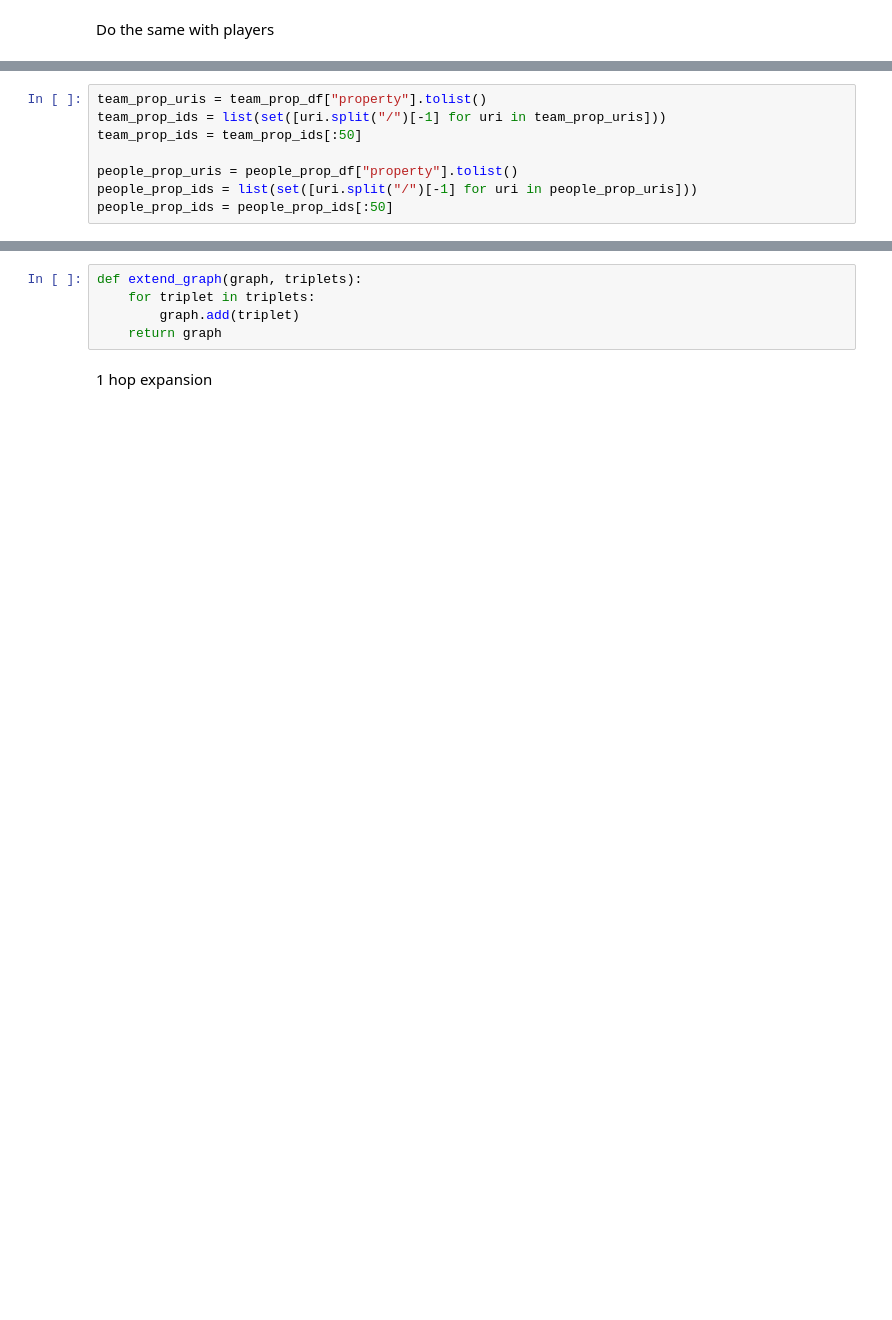
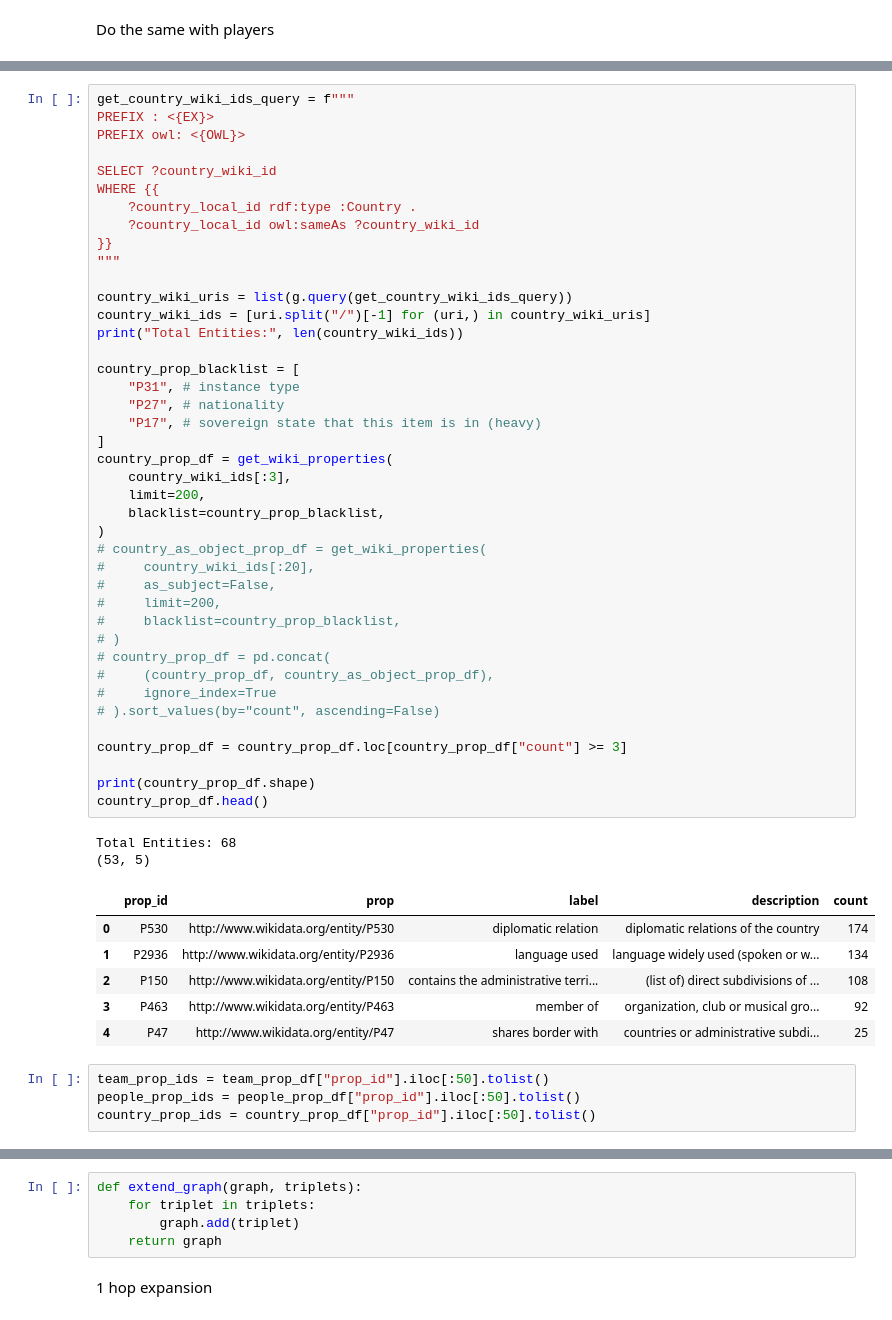
Before and after one commit to LeJ-04/web-datamining-semantics, a Jupyter notebook: notebooks/kb_modeling.ipynb, the cells around one changed output, grey strips where cells are left out. Saved outputs shown, nothing was run; the diff lists cells and outputs as text; blank space fills up the shorter version.

```diff
--- a/notebooks/kb_modeling.ipynb
+++ b/notebooks/kb_modeling.ipynb
@@ -1189,11 +1260,57 @@ NameError: name 'get_wiki_properties' is not defined
-# %%
-team_prop_uris = team_prop_df["property"].tolist()
-team_prop_ids = list(set([uri.split("/")[-1] for uri in team_prop_uris]))
-team_prop_ids = team_prop_ids[:50]
-
-people_prop_uris = people_prop_df["property"].tolist()
-people_prop_ids = list(set([uri.split("/")[-1] for uri in people_prop_uris]))
-people_prop_ids = people_prop_ids[:50]
+# %%
+get_country_wiki_ids_query = f"""
+PREFIX : <{EX}>
+PREFIX owl: <{OWL}>
+
+SELECT ?country_wiki_id
+WHERE {{
+    ?country_local_id rdf:type :Country .
+    ?country_local_id owl:sameAs ?country_wiki_id
+}}
+"""
+
+country_wiki_uris = list(g.query(get_country_wiki_ids_query))
+country_wiki_ids = [uri.split("/")[-1] for (uri,) in country_wiki_uris]
+print("Total Entities:", len(country_wiki_ids))
+
+country_prop_blacklist = [
+    "P31", # instance type
+    "P27", # nationality
+    "P17", # sovereign state that this item is in (heavy)
+]
+country_prop_df = get_wiki_properties(
+    country_wiki_ids[:3],
+    limit=200,
+    blacklist=country_prop_blacklist,
+)
+# country_as_object_prop_df = get_wiki_properties(
+#     country_wiki_ids[:20],
+#     as_subject=False,
+#     limit=200,
+#     blacklist=country_prop_blacklist,
+# )
+# country_prop_df = pd.concat(
+#     (country_prop_df, country_as_object_prop_df),
+#     ignore_index=True
+# ).sort_values(by="count", ascending=False)
+
+country_prop_df = country_prop_df.loc[country_prop_df["count"] >= 3]
+
+print(country_prop_df.shape)
+country_prop_df.head()
+# %% [output]
+Total Entities: 68
+(53, 5)
+|  | prop_id | prop | label | description | count |
+| 0 | P530 | http://www.wikidata.org/entity/P530 | diplomatic relation | diplomatic relations of the country | 174 |
+| 1 | P2936 | http://www.wikidata.org/entity/P2936 | language used | language widely used (spoken or w... | 134 |
+| 2 | P150 | http://www.wikidata.org/entity/P150 | contains the administrative terri... | (list of) direct subdivisions of ... | 108 |
+| 3 | P463 | http://www.wikidata.org/entity/P463 | member of | organization, club or musical gro... | 92 |
+| 4 | P47 | http://www.wikidata.org/entity/P47 | shares border with | countries or administrative subdi... | 25 |
+# %%
+team_prop_ids = team_prop_df["prop_id"].iloc[:50].tolist()
+people_prop_ids = people_prop_df["prop_id"].iloc[:50].tolist()
+country_prop_ids = country_prop_df["prop_id"].iloc[:50].tolist()
 # %%
 get_remaining_wiki_ids_query = f"""
 PREFIX : <{EX}>
```
Also changed, not shown: parts of 48 cells of this notebook.
